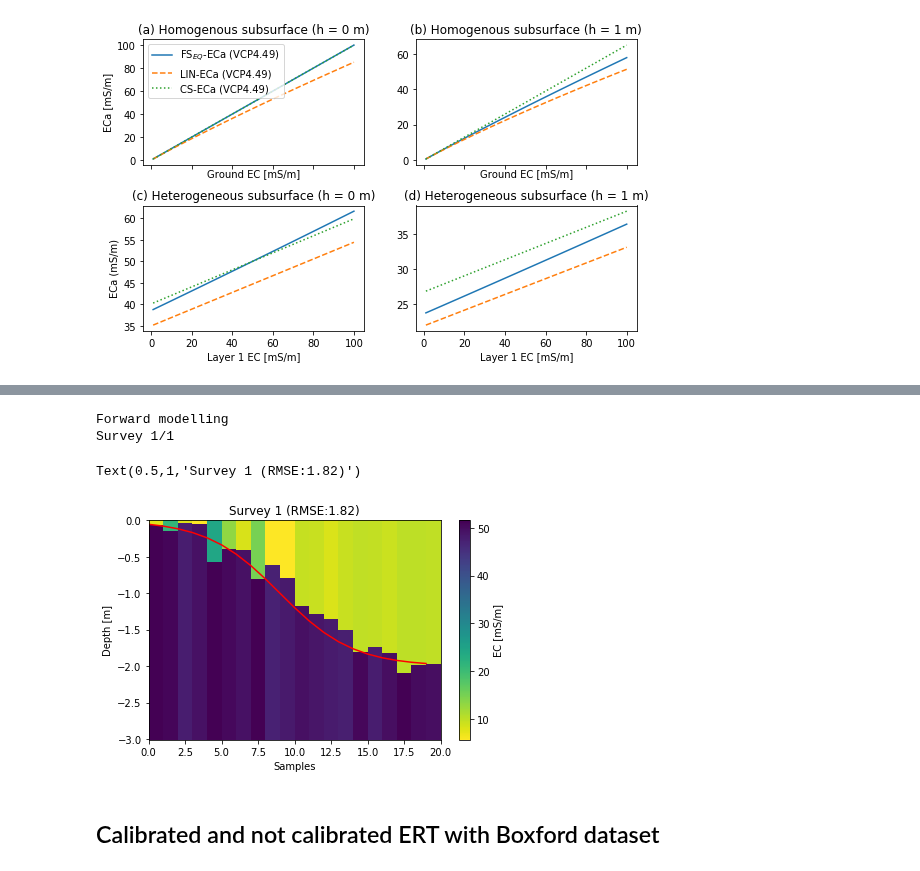
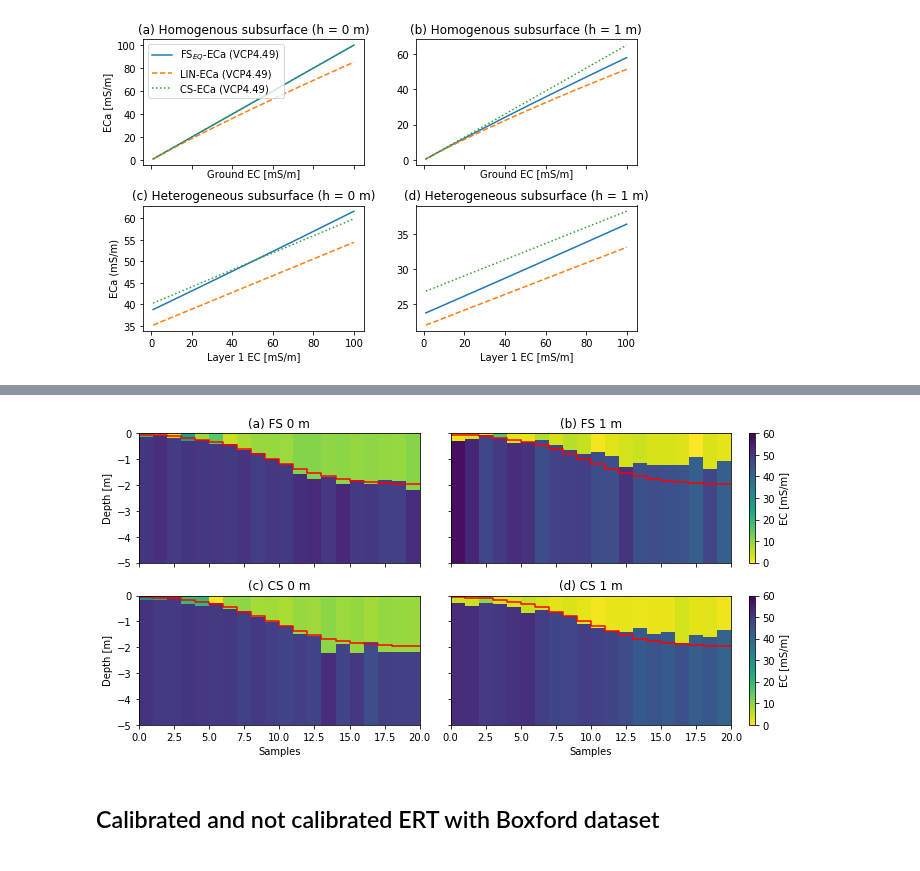
Before and after one commit to hkexgroup/emagpy, a Jupyter notebook: src/em-paper.ipynb, the cells around one changed output, grey strips where cells are left out. Drawn from its saved outputs; the diff is of its cells as text; code cells hidden in the pictures.

```diff
--- a/src/em-paper.ipynb
+++ b/src/em-paper.ipynb
@@ -304,36 +268,23 @@ Survey 1/1
-# %%
-# get a perfect inversion with FSeq
-nlayer = 2
-npos = 20 # number of positions/sampling location
-conds = np.ones((npos, nlayer))*[10, 50]
-x = np.linspace(0.1, 2, npos)[:,None]
-depths = 0 + 2/(1+np.exp(-4*(x-1)))
-
-coils0 = ['VCP1.48f10000h0', 'VCP2.82f10000h0', 'VCP4.49f10000h0',
-          'HCP1.48f10000h0', 'HCP2.82f10000h0', 'HCP4.49f10000h0']
-coils1 = ['VCP1.48f10000h1', 'VCP2.82f10000h1', 'VCP4.49f10000h1',
-          'HCP1.48f10000h1', 'HCP2.82f10000h1', 'HCP4.49f10000h1']
-
-k = Problem()
-k.setModels([depths], [conds])
-dfs = k.forward(forwardModel='FSeq', coils=coils0, noise=0.0)
-k.setInit(depths0=[0.5], fixedDepths=[False])
-k.invert(forwardModel='FSeq', method='ROPE',
-         bnds=[(0.01, 3), (0, 80), (0, 80)],
-         regularization='l1',
-         rep=1000,
-         options={'maxiter':10000},
-         njobs=-1)
-
-fig, ax = plt.subplots()
-k.showResults(ax=ax)
-ax.plot(-depths[:,0], 'r-')
-ax.set_title(ax.get_title() + ' (RMSE:{:.2f})'.format(k.getRMSE()['all'].values[0]))
-# %% [output]
-Forward modelling
-Survey 1/1
-Text(0.5,1,'Survey 1 (RMSE:1.82)')
-[figure, removed]
+# %%
+# figure
+titles = ['(a) FS 0 m', '(b) FS 1 m', '(c) CS 0 m', '(d) CS 1 m']
+fig, axs = plt.subplots(2, 2, figsize=(10, 5), sharex=True, sharey=True)
+axs = axs.flatten()
+for i, k in enumerate(ks):
+    ax = axs[i]
+    k.showResults(ax=ax, vmin=0, vmax=60, maxDepth=5)
+    ax.step(-np.vstack([depths, depths[-1,:]]), 'r-', where='post')
+    if i % 2 == 0:
+        fig.axes[-1].remove() # remove colorbar
+    else:
+        ax.set_ylabel('')
+    if i < 2:
+        ax.set_xlabel('')
+    ax.set_title(titles[i])
+fig.tight_layout()
+fig.savefig(outputdir + 'cs-maxwell-inv.jpg', dpi=500)
+# %% [output]
+[figure, added]
 # %% [markdown]
 ## Calibrated and not calibrated ERT with Boxford dataset
 # %%
```
Also changed, not shown: parts of 12 cells of this notebook, 3 other files.
